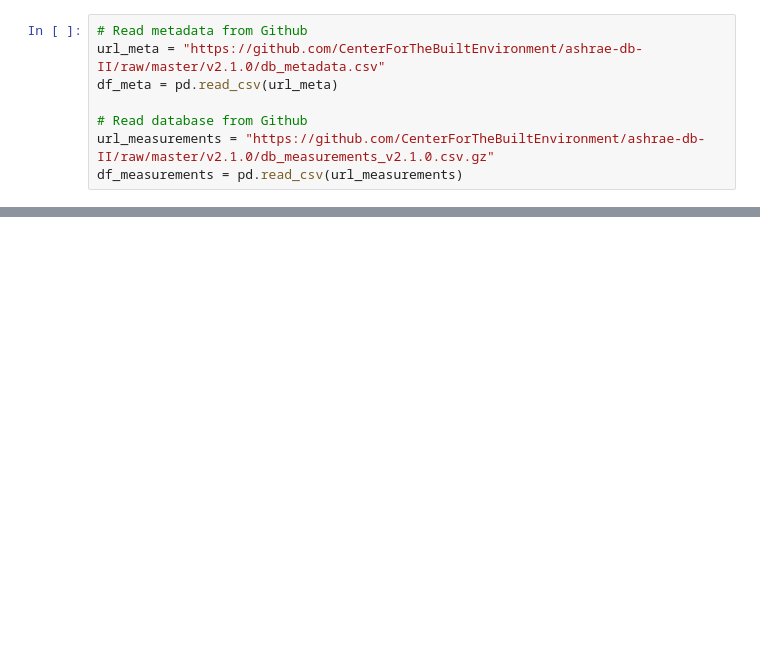
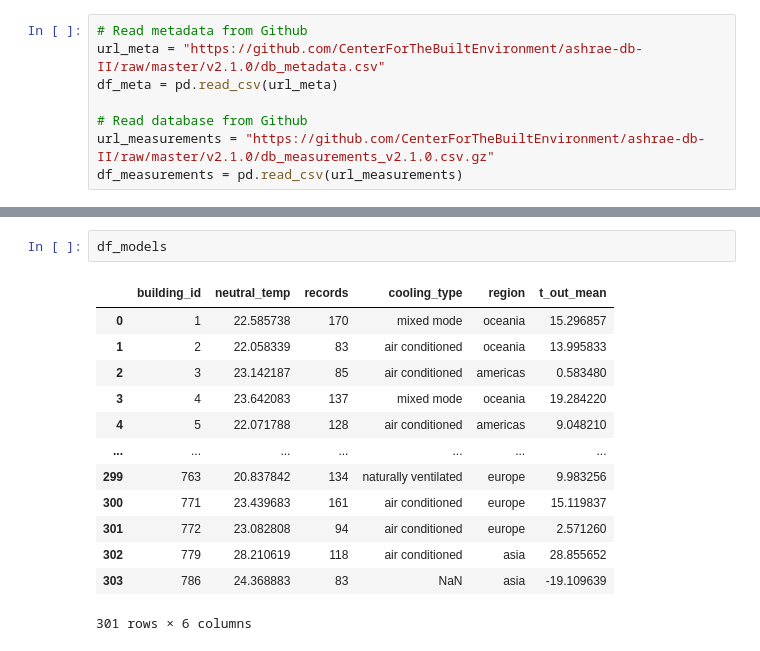
Before and after one commit to CenterForTheBuiltEnvironment/ashrae-db-II, a Jupyter notebook: example_acm.ipynb, the cells around one changed output, grey strips where cells are left out. Cells and saved outputs as stored; diff of their text form; blank space fills up the shorter version.

```diff
--- a/example_acm.ipynb
+++ b/example_acm.ipynb
@@ -123,0 +118,16 @@ NameError: name 'FormatStrFormatter' is not defined
+# %%
+df_models
+# %% [output]
+|  | building_id | neutral_temp | records | cooling_type | region | t_out_mean |
+| 0 | 1 | 22.585738 | 170 | mixed mode | oceania | 15.296857 |
+| 1 | 2 | 22.058339 | 83 | air conditioned | oceania | 13.995833 |
+| 2 | 3 | 23.142187 | 85 | air conditioned | americas | 0.583480 |
+| 3 | 4 | 23.642083 | 137 | mixed mode | oceania | 19.284220 |
+| 4 | 5 | 22.071788 | 128 | air conditioned | americas | 9.048210 |
+| ... | ... | ... | ... | ... | ... | ... |
+| 299 | 763 | 20.837842 | 134 | naturally ventilated | europe | 9.983256 |
+| 300 | 771 | 23.439683 | 161 | air conditioned | europe | 15.119837 |
+| 301 | 772 | 23.082808 | 94 | air conditioned | europe | 2.571260 |
+| 302 | 779 | 28.210619 | 118 | air conditioned | asia | 28.855652 |
+| 303 | 786 | 24.368883 | 83 | NaN | asia | -19.109639 |
+301 rows × 6 columns
```
Also changed, not shown: parts of 10 cells of this notebook, 1 other file.
